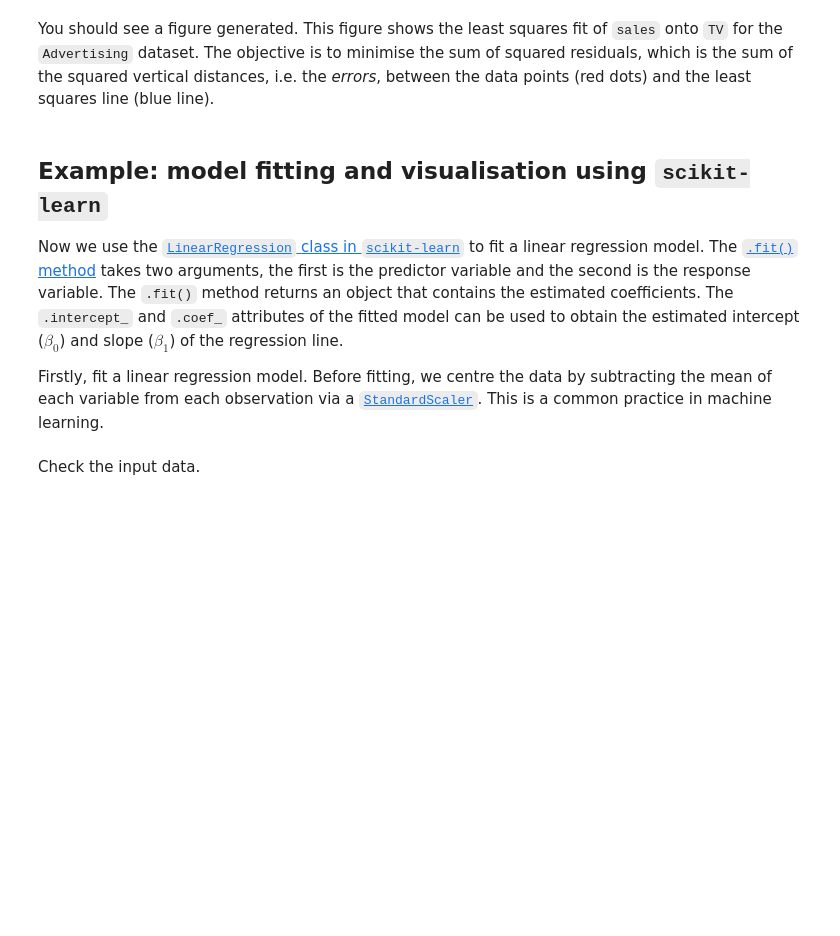
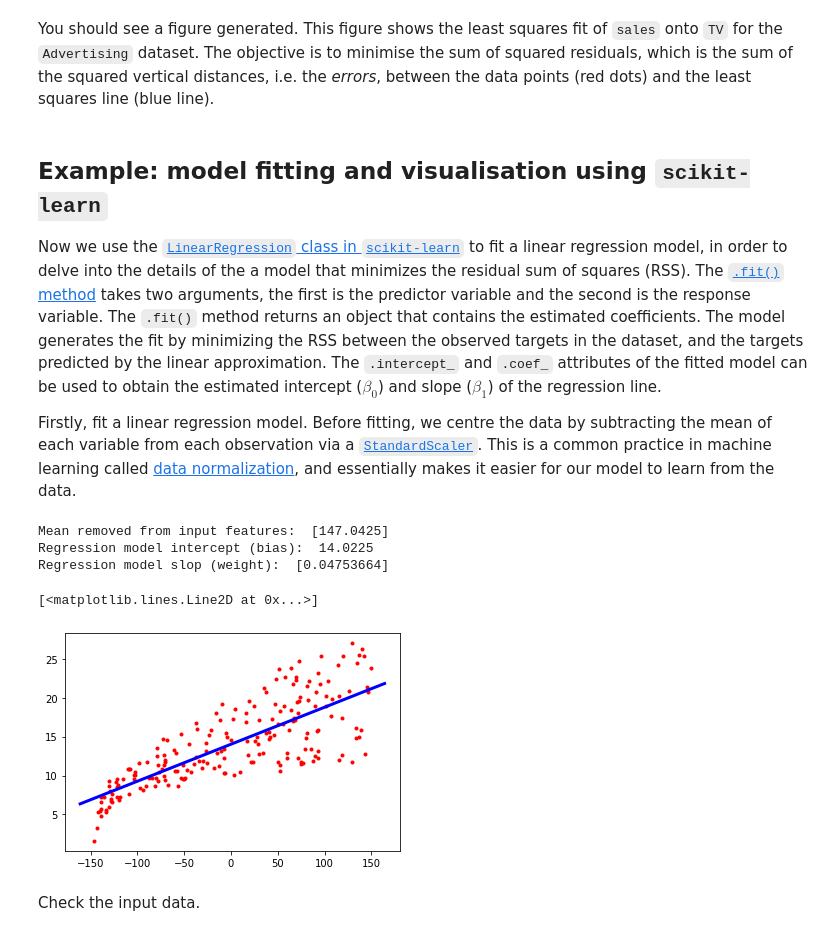
Before and after one commit to pykale/transparentML, a Jupyter notebook: content/02-linear-reg/simple-linear-regression.ipynb, the cells around one changed output. Saved outputs shown, nothing was run; the diff lists cells and outputs as text; code cells hidden in the pictures; blank space fills up the shorter version.

Commit message:
typos and added some code blocks to 02-linear-reg for RSS explanation

```diff
--- a/content/02-linear-reg/simple-linear-regression.ipynb
+++ b/content/02-linear-reg/simple-linear-regression.ipynb
@@ -121,24 +160,38 @@ You should see a figure generated. This figure shows the least squares fit of `s
 <!-- **Example: fitting a linear regression model and visualising regression coefficients using `scikit-learn`** -->
 ## Example: model fitting and visualisation using `scikit-learn`
 
-Now we use the [`LinearRegression` class in `scikit-learn`](https://scikit-learn.org/stable/modules/generated/sklearn.linear_model.LinearRegression.html) to fit a linear regression model. The [`.fit()` method](https://scikit-learn.org/stable/modules/generated/sklearn.linear_model.LinearRegression.html#sklearn.linear_model.LinearRegression.fit) takes two arguments, the first is the predictor variable and the second is the response variable. The `.fit()` method returns an object that contains the estimated coefficients. The `.intercept_` and `.coef_` attributes of the fitted model can be used to obtain the estimated intercept ($\beta_0$) and slope ($\beta_1$) of the regression line.
+Now we use the [`LinearRegression` class in `scikit-learn`](https://scikit-learn.org/stable/modules/generated/sklearn.linear_model.LinearRegression.html) to fit a linear regression model, in order to delve into the details of the a model that minimizes the residual sum of squares (RSS). The [`.fit()` method](https://scikit-learn.org/stable/modules/generated/sklearn.linear_model.LinearRegression.html#sklearn.linear_model.LinearRegression.fit) takes two arguments, the first is the predictor variable and the second is the response variable. The `.fit()` method returns an object that contains the estimated coefficients. The model generates the fit by minimizing the RSS between the observed targets in the dataset, and the targets predicted by the linear approximation. The `.intercept_` and `.coef_` attributes of the fitted model can be used to obtain the estimated intercept ($\beta_0$) and slope ($\beta_1$) of the regression line.
 
 <!--
 Note that the text in the book describes the coefficients based on unnormalised data, whereas the plot shows the model based on normalised data. The latter is visually more appealing for explaining the concept of a minimum RSS. I think that, in order not to confuse the reader, the values on the axis of the `beta_0` coefficients have been changed to correspond with the text. The axes on the plots below are unaltered. -->
 
-Firstly, fit a linear regression model. Before fitting, we centre the data by subtracting the mean of each variable from each observation via a [`StandardScaler`](https://scikit-learn.org/stable/modules/generated/sklearn.preprocessing.StandardScaler.html). This is a common practice in machine learning.
+Firstly, fit a linear regression model. Before fitting, we centre the data by subtracting the mean of each variable from each observation via a [`StandardScaler`](https://scikit-learn.org/stable/modules/generated/sklearn.preprocessing.StandardScaler.html). This is a common practice in machine learning called [data normalization](https://en.wikipedia.org/wiki/Feature_scaling), and essentially makes it easier for our model to learn from the data.
 # %%
 # Regression coefficients (Ordinary Least Squares)
 regr = LinearRegression()
 
 scale = StandardScaler(with_mean=True, with_std=False)
 X = scale.fit_transform(advertising_df.TV.values.reshape(-1, 1))
 y = advertising_df.Sales
 
 regr.fit(X, y)
 print("Mean removed from input features: ", scale.mean_)
 print("Regression model intercept (bias): ", regr.intercept_)
 print("Regression model slop (weight): ", regr.coef_)
+
+#Plot the data and the regression line
+axes = plt.gca()
+
+plt.scatter(X, y, color="r", s=9)
+x_vals = np.array(axes.get_xlim())
+y_vals = regr.intercept_ + regr.coef_ * x_vals
+plt.plot(x_vals, y_vals, '-', linewidth=3, color="blue")
+# %% [output]
+Mean removed from input features:  [147.0425]
+Regression model intercept (bias):  14.0225
+Regression model slop (weight):  [0.04753664]
+[<matplotlib.lines.Line2D at 0x...>]
+[figure, added]
 # %% [markdown]
 Check the input data.
 # %%
```
Also changed, not shown: parts of 23 cells of this notebook, 7 other files.
